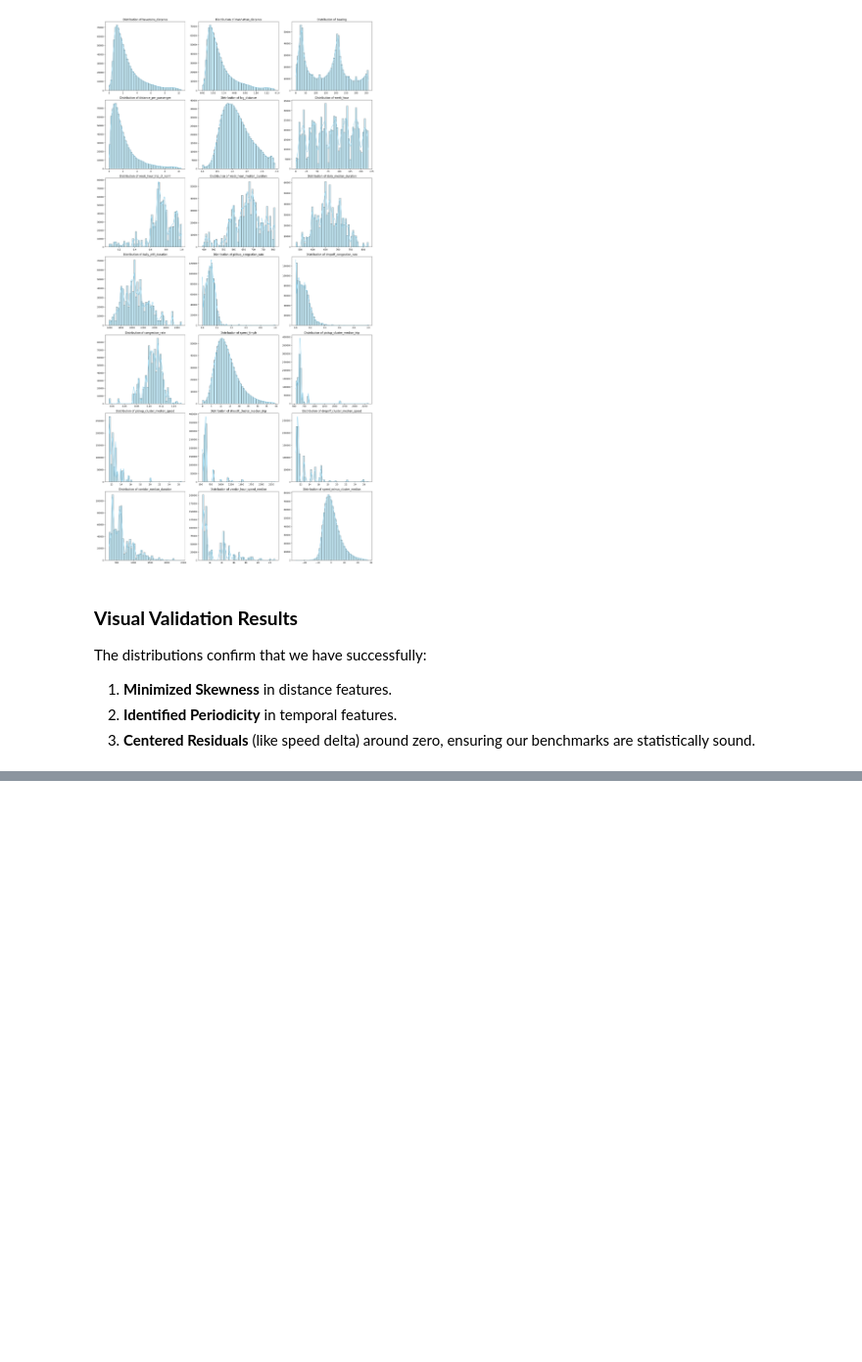
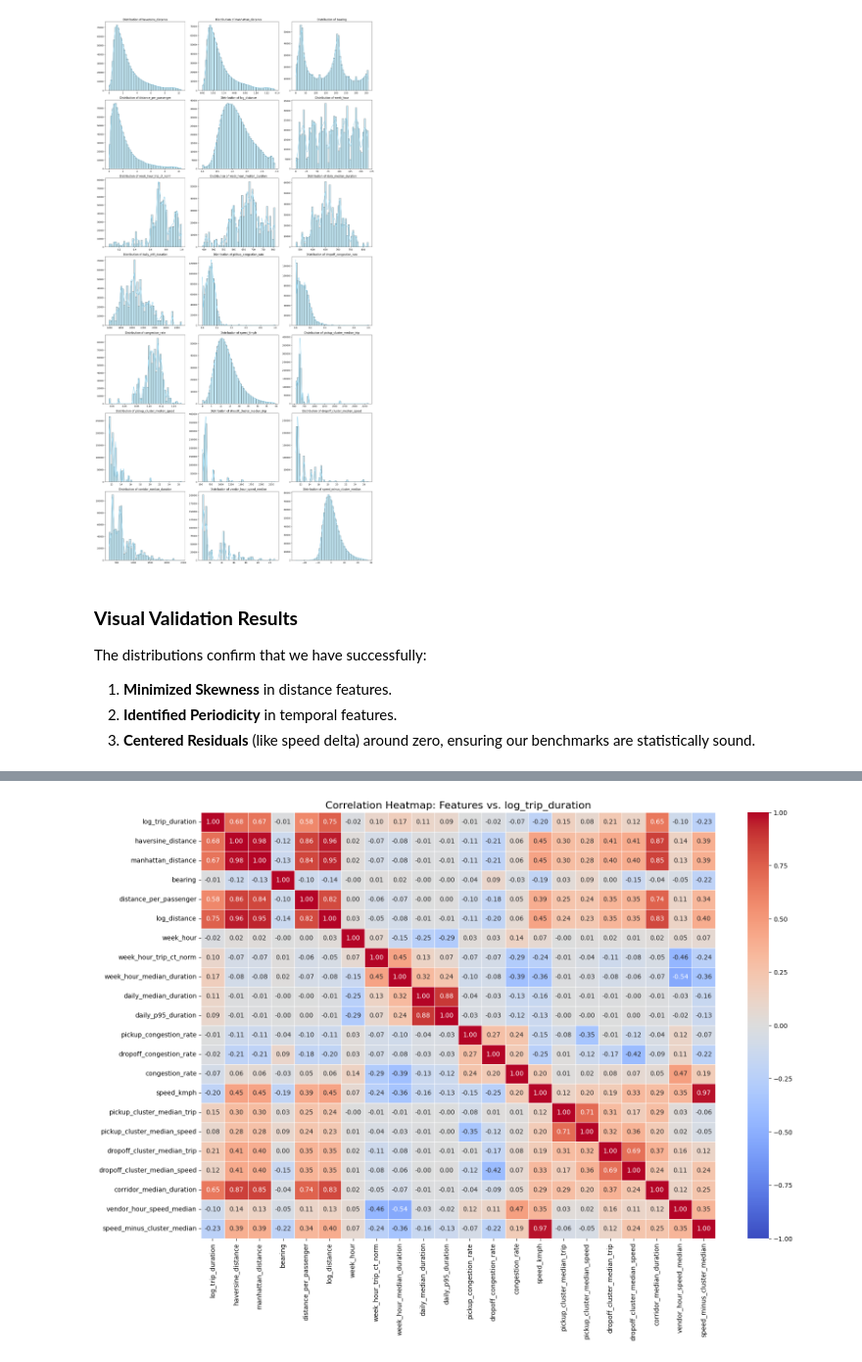
Before and after one commit to Mhammedhelal/nyc-taxi-trip-duration, a Jupyter notebook: notebooks/EDA.ipynb, the cells around one changed output, grey strips where cells are left out. Shown at 98% size. Saved outputs shown, nothing was run; the diff lists cells and outputs as text; code cells hidden in the pictures; blank space fills up the shorter version.

Commit message:
Added After Feature Engineering Visualizations to EDA

```diff
--- a/notebooks/EDA.ipynb
+++ b/notebooks/EDA.ipynb
@@ -1332,10 +673,0 @@ memory usage: 416.6+ MB
-# %%
-df_processed['store_and_fwd_flag'] = df_processed['store_and_fwd_flag'].map({'N': 0, 'Y': 1})
-# %%
-df_processed["weekend_rush"] = df_processed["is_weekend"] * df_processed["rush_hours"]
-df_corr = df_processed[['store_and_fwd_flag','is_weekend','weekend_rush','haversine_distance','hour_x','hour_y','dayofweek_x','dayofweek_y','month_x','month_y','rush_hours','night_flag','is_holiday','is_anomaly','is_pickup_at_airport','is_dropoff_at_airport','congestion_rate']]
-df_corr['log_transformed_trip_duration'] = np.log1p(df_processed['trip_duration'])
-corr = df_corr.corr()
-
-fig = plt.figure(figsize=(15,10))
-sns.heatmap(corr,annot=True,linewidths=0.5,cmap='coolwarm',vmin=-1,vmax=1,center=0)
@@ -1349,0 +694,28 @@ See the caveats in the documentation: https://pandas.pydata.org/pandas-docs/stab
+# %%
+# 1. Define the target and combine with your numeric features list
+target = 'log_trip_duration'
+# Ensure target is first, followed by the rest of your numeric features
+cols_to_corr = [target] + [c for c in feature_lists['numeric'] if c != target]
+
+# 2. Filter the dataframe to only these columns (and handle potential missing columns)
+df_corr = df_processed[cols_to_corr]
+
+# 3. Calculate the correlation matrix
+corr = df_corr.corr()
+
+# 4. Plot the heatmap
+plt.figure(figsize=(18, 12))
+sns.heatmap(
+    corr,
+    annot=True,
+    fmt=".2f",      # Rounds to 2 decimal places for readability
+    linewidths=0.5,
+    cmap='coolwarm',
+    vmin=-1,
+    vmax=1,
+    center=0
+)
+plt.title("Correlation Heatmap: Features vs. log_trip_duration", fontsize=16)
+plt.show()
+# %% [output]
+[figure, added]
```
Also changed, not shown: parts of 7 cells of this notebook.
